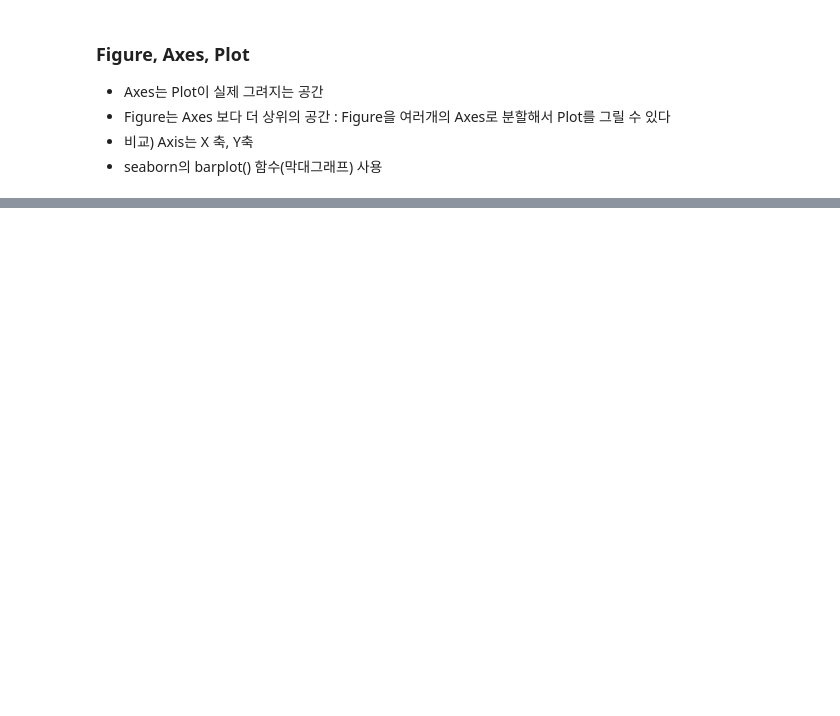
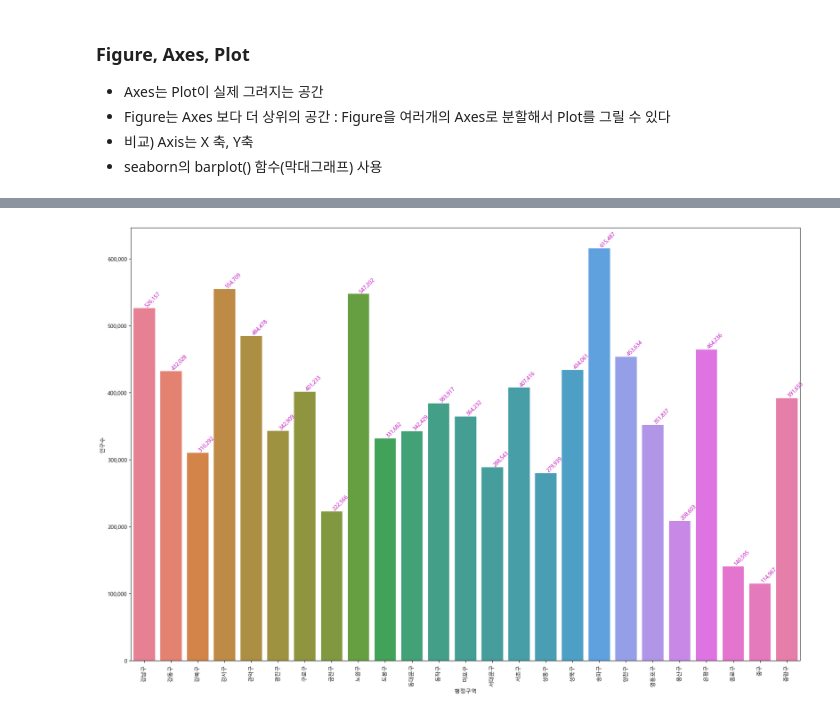
Before and after one commit to KOS-noise/Python_Webscraping_Analysis, a Jupyter notebook: 03.행정구역정보_분석과시각화.ipynb, the cells around one changed output, grey strips where cells are left out. Saved outputs shown, nothing was run; the diff lists cells and outputs as text; code cells hidden in the pictures; blank space fills up the shorter version.

```diff
--- a/03.행정구역정보_분석과시각화.ipynb
+++ b/03.행정구역정보_분석과시각화.ipynb
@@ -1009,0 +1185,4 @@ show_pop_area('경기도')
+# %%
+for i, v in enumerate(seoul_df["인구수"].items()):
+    print(i,v[1])
+    # print(i, v)
@@ -1010,14 +1207,16 @@ show_pop_area('경기도')
 # %%
-# figure, ax1 = plt.subplots(nrows=1, ncols=1)
-# figure.set_size_inches(18,12)
-# sns.barplot(data=seoul_df, x="행정구역", y="인구수", ax=ax1,hue='행정구역')
+figure, ax1 = plt.subplots(nrows=1, ncols=1)
+figure.set_size_inches(18,12)
+sns.barplot(data=seoul_df, x="행정구역", y="인구수", ax=ax1,hue='행정구역')
 
 #y축의 label값에 ,(콤마) 출력하기
-# ax1.get_yaxis().set_major_formatter(plt.FuncFormatter(lambda x, loc: "{:,}".format(int(x))))
+ax1.get_yaxis().set_major_formatter(plt.FuncFormatter(lambda x, loc: "{:,}".format(int(x))))
 
 
-# for item in ax1.get_xticklabels():
-#     item.set_rotation(90)
-# for i, v in enumerate(seoul_df["인구수"].items()):
-#     ax1.text(i ,v[1], "{:,}".format(v[1]), color='m', va ='bottom', rotation=45)
-# plt.tight_layout()
+for item in ax1.get_xticklabels():
+    item.set_rotation(90) # 글자 회전
+for i, v in enumerate(seoul_df["인구수"].items()):
+    ax1.text(i ,v[1], "{:,}".format(v[1]), color='m', va ='bottom', rotation=45)
+plt.tight_layout() #여백없이
+# %% [output]
+[figure, added]
```
Also changed, not shown: parts of 48 cells of this notebook, 7 other files.
